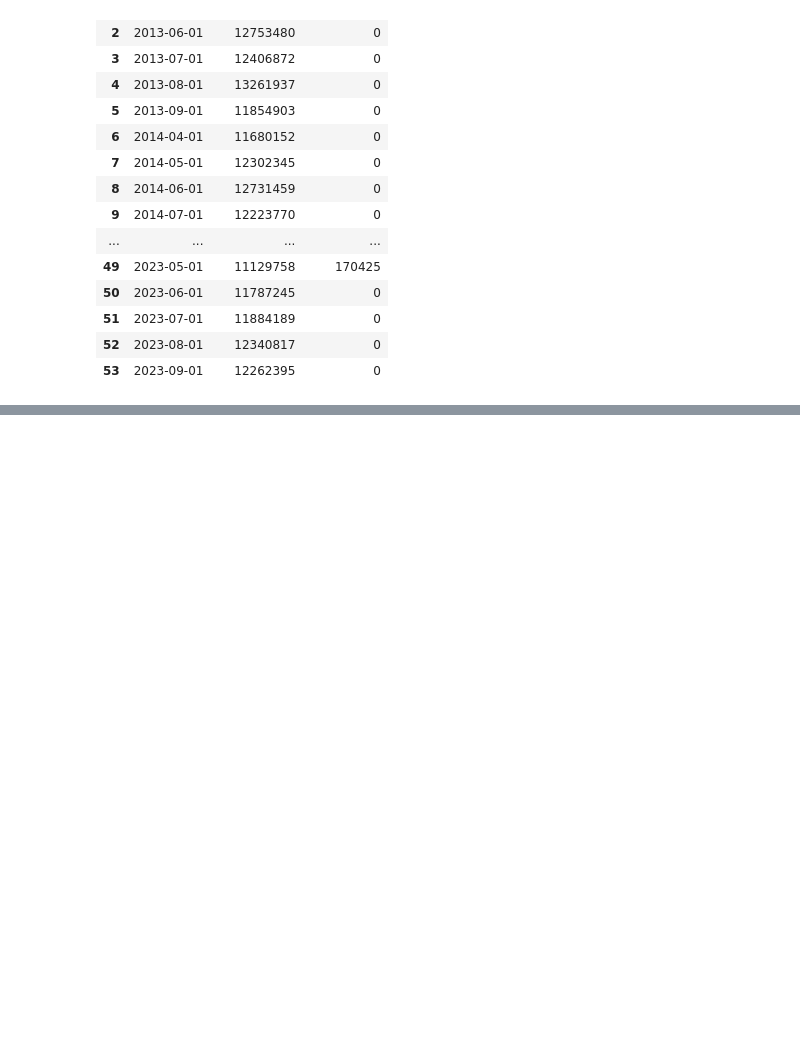
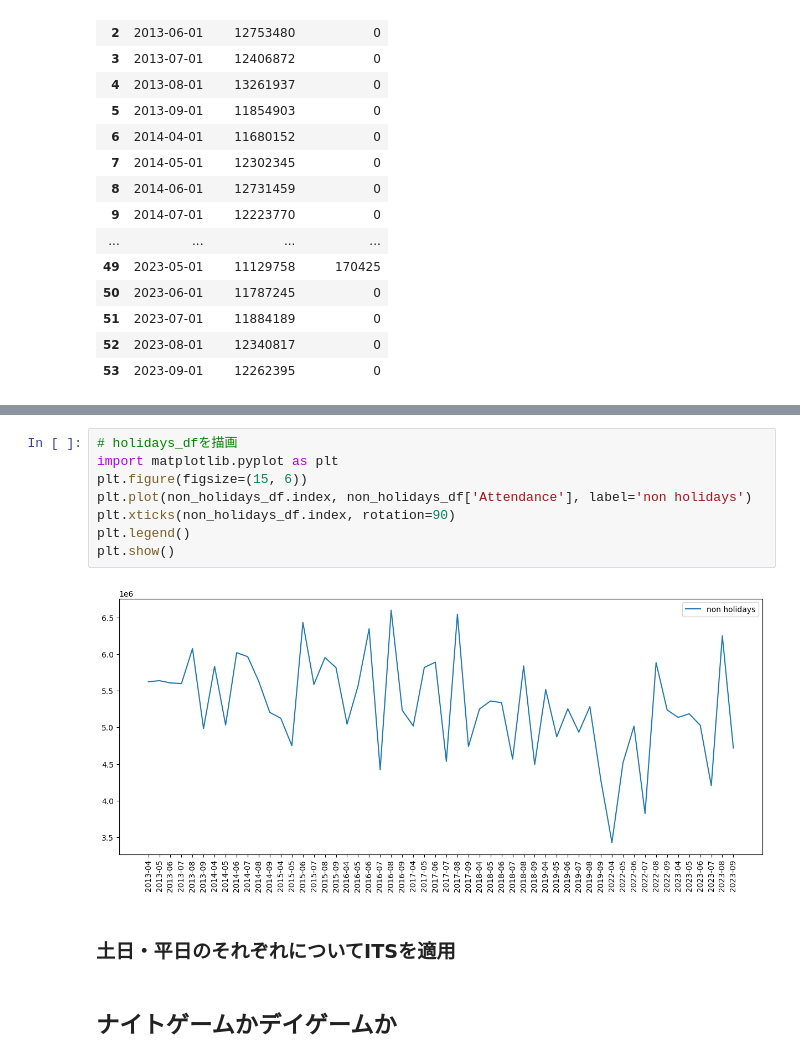
Before and after one commit to mohki7/graduation_thesis, a Jupyter notebook: Analysis.ipynb, the cells around one changed output, grey strips where cells are left out. Saved outputs shown, nothing was run; the diff lists cells and outputs as text; blank space fills up the shorter version.

```diff
--- a/Analysis.ipynb
+++ b/Analysis.ipynb
@@ -741,0 +1154,14 @@ df_
+# %%
+# holidays_dfを描画
+import matplotlib.pyplot as plt
+plt.figure(figsize=(15, 6))
+plt.plot(non_holidays_df.index, non_holidays_df['Attendance'], label='non holidays')
+plt.xticks(non_holidays_df.index, rotation=90)
+plt.legend()
+plt.show()
+# %% [output]
+[figure, added]
+# %% [markdown]
+### 土日・平日のそれぞれについてITSを適用
+# %% [markdown]
+## ナイトゲームかデイゲームか
```
Also changed, not shown: parts of 25 cells of this notebook, 3 other files.
